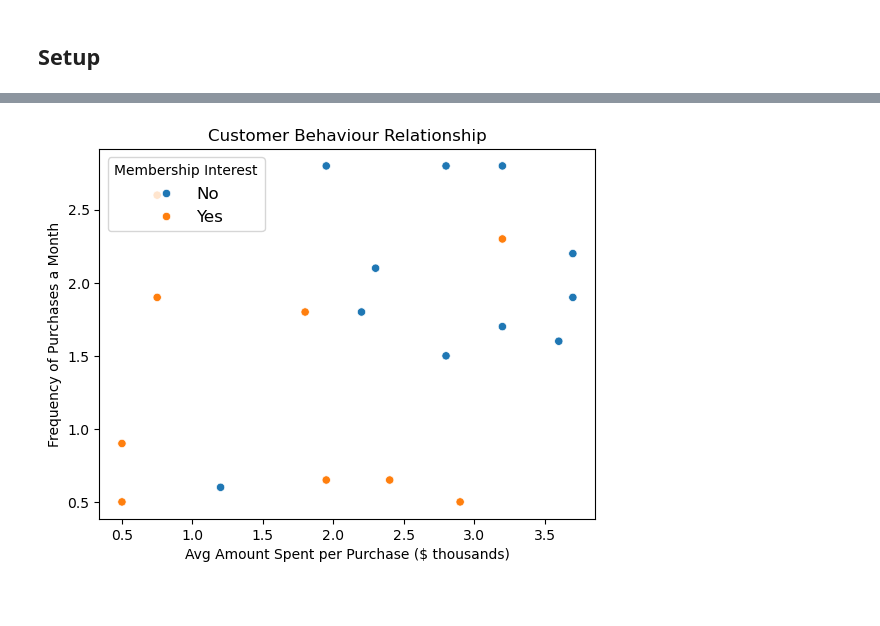
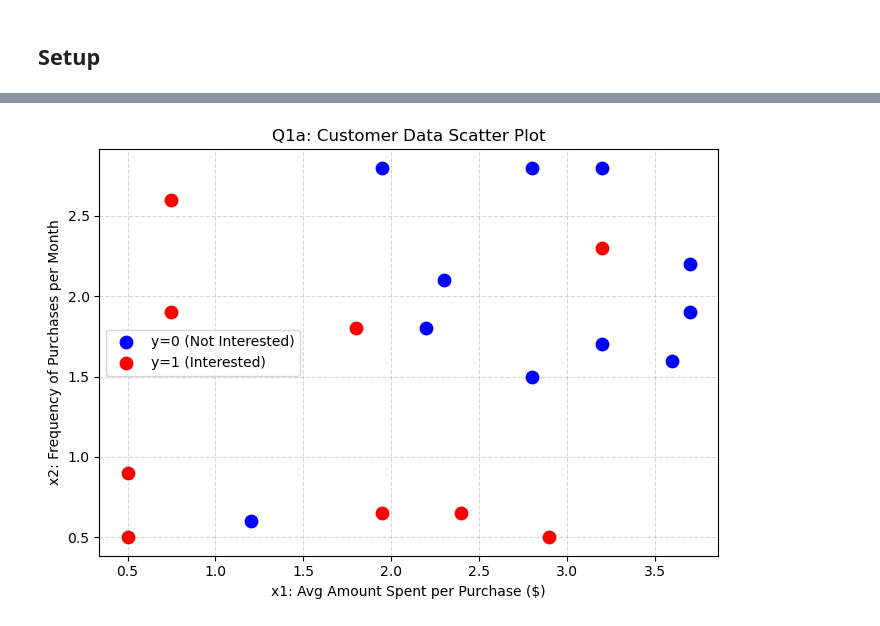
Before and after one commit to techbro-9B/CP468-AI-Assignments, a Jupyter notebook: A2_Codebook.ipynb, the cells around one changed output, grey strips where cells are left out. Drawn from its saved outputs; the diff is of its cells as text; code cells hidden in the pictures; blank space fills up the shorter version.

```diff
--- a/A2_Codebook.ipynb
+++ b/A2_Codebook.ipynb
@@ -47,12 +39,21 @@ memory usage: 612.0 bytes
-# %%
-# creating a 2D plot of the customer data.
-
-plt.title("Customer Behaviour Relationship")
-plt.xlabel("Avg Amount Spent per Purchase ($ thousands)")
-plt.ylabel("Frequency of Purchases a Month")
-sns.scatterplot(x = customer_df["x1"], y=customer_df["x2"], color="purple", hue=customer_df["c"])
-handles, _ = plt.gca().get_legend_handles_labels()
-plt.legend(handles, ["No","Yes"],loc="best", fontsize=12, title="Membership Interest")
-plt.show()
-# %% [output]
-[figure, removed]
+# %%
+# creating a 2D plot of the customer data.
+_, ax = plt.subplots(figsize=(7, 5))
+# select all the diff colours reds & blues
+blues = customer_df[customer_df["c"] == 0]
+reds = customer_df[customer_df["c"] == 1]
+# pull into scatter plots
+
+ax.scatter(x=blues["x1"], y=blues["x2"], c="blue", label='y=0 (Not Interested)', s=80, zorder=3)
+ax.scatter(x=reds["x1"], y=reds["x2"], c="red", label='y=1 (Interested)', s=80, zorder=3)
+
+## Plot it out & show:
+ax.set_xlabel('x1: Avg Amount Spent per Purchase ($)')
+ax.set_ylabel('x2: Frequency of Purchases per Month')
+ax.set_title('Q1a: Customer Data Scatter Plot')
+ax.legend()
+ax.grid(True, linestyle='--', alpha=0.5)
+plt.tight_layout()
+plt.show()
+# %% [output]
+[figure, added]
```
Also changed, not shown: parts of 3 cells of this notebook.
